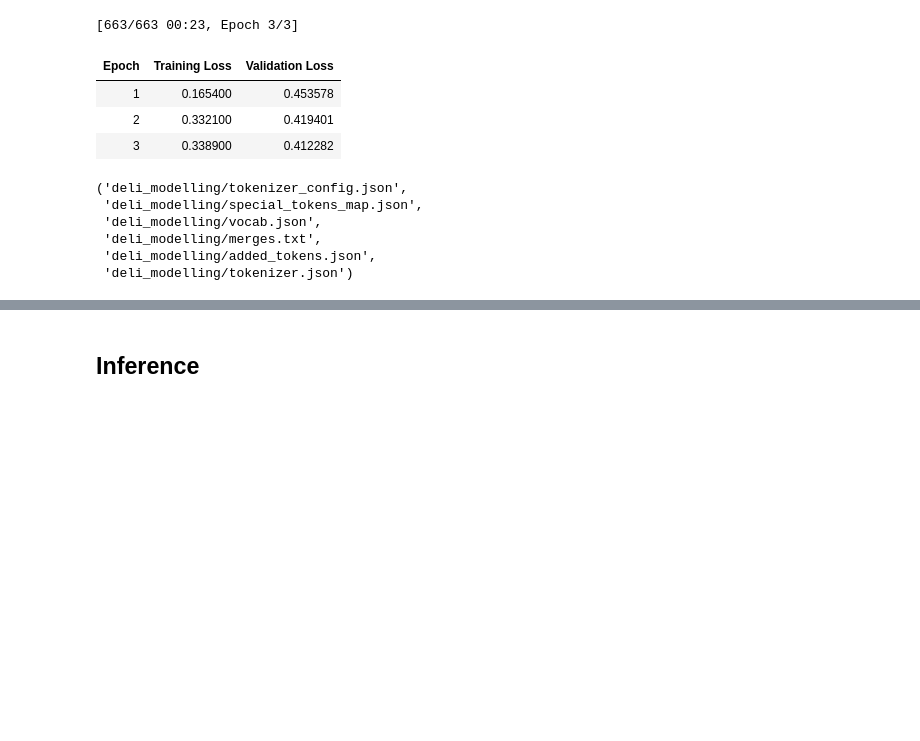
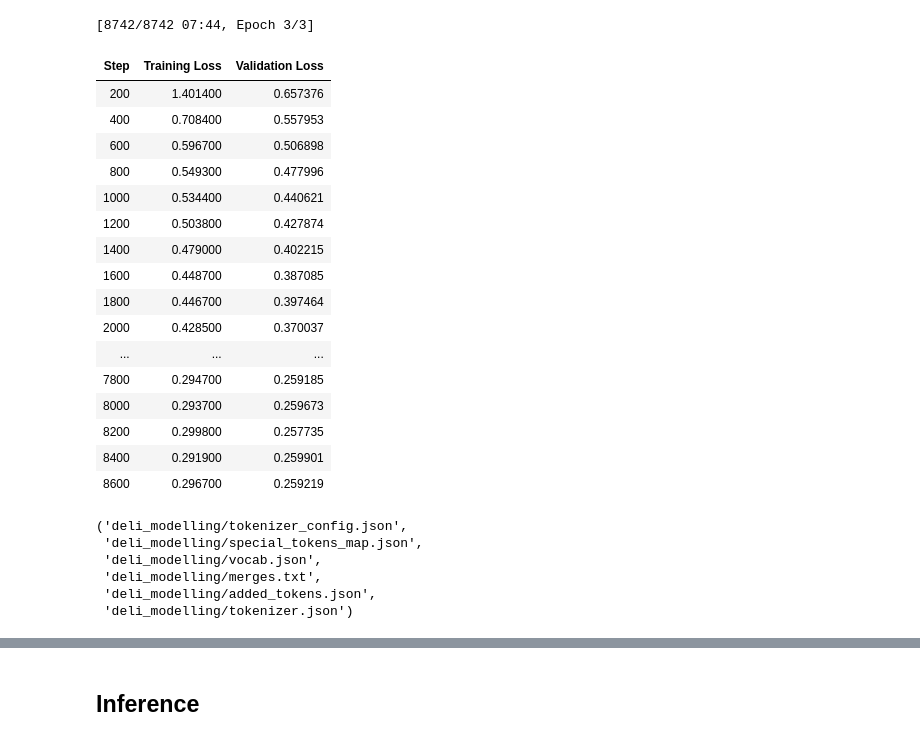
Before and after one commit to apurbapokharel/maskedLangageModelling, a Jupyter notebook: delimasking.ipynb, the cells around one changed output, grey strips where cells are left out. Saved outputs shown, nothing was run; the diff lists cells and outputs as text; code cells hidden in the pictures; blank space fills up the shorter version.

```diff
--- a/delimasking.ipynb
+++ b/delimasking.ipynb
@@ -1,6 +1,7 @@
 # %%
 from datasets import load_from_disk
-my_dataset = load_from_disk("/home/UNT/ap1923/ap1923/betterDeliberation/src/deliberation/storedDeliberations/my_hf_dataset")
+# my_dataset = load_from_disk("/home/UNT/ap1923/ap1923/betterDeliberation/src/deliberation/storedDeliberations/my_hf_dataset")
+my_dataset = load_from_disk("/home/UNT/ap1923/ap1923/betterDeliberation/src/deliberation/storedDeliberations/context110/new110/my_hf_dataset_new110")
 my_dataset
 # %% [output]
 DatasetDict({
@@ -129,32 +125,46 @@ Some weights of the model checkpoint at distilbert/distilroberta-base were not u
 # %%
 training_args = TrainingArguments(
     output_dir="deli_modelling",
-    eval_strategy="epoch",
+    eval_strategy="steps",
+    logging_strategy="steps",
+    logging_steps=200,
+    eval_steps=200,
     learning_rate=2e-5,
-    num_train_epochs=3,
-    logging_steps=5,
     weight_decay=0.01,
     push_to_hub=False,
 )
 
 trainer = Trainer(
     model=model,
     args=training_args,
     train_dataset=lm_dataset["train"],
     eval_dataset=lm_dataset["test"],
     data_collator=data_collator,
     tokenizer=tokenizer,
 )
 
 trainer.train()
 trainer.save_model("deli_modelling")
 tokenizer.save_pretrained("deli_modelling")
 # %% [output]
-[663/663 00:23, Epoch 3/3]
+[8742/8742 07:44, Epoch 3/3]
-| Epoch | Training Loss | Validation Loss |
-| 1 | 0.165400 | 0.453578 |
-| 2 | 0.332100 | 0.419401 |
-| 3 | 0.338900 | 0.412282 |
+| Step | Training Loss | Validation Loss |
+| 200 | 1.401400 | 0.657376 |
+| 400 | 0.708400 | 0.557953 |
+| 600 | 0.596700 | 0.506898 |
+| 800 | 0.549300 | 0.477996 |
+| 1000 | 0.534400 | 0.440621 |
+| 1200 | 0.503800 | 0.427874 |
+| 1400 | 0.479000 | 0.402215 |
+| 1600 | 0.448700 | 0.387085 |
+| 1800 | 0.446700 | 0.397464 |
+| 2000 | 0.428500 | 0.370037 |
+| ... | ... | ... |
+| 7800 | 0.294700 | 0.259185 |
+| 8000 | 0.293700 | 0.259673 |
+| 8200 | 0.299800 | 0.257735 |
+| 8400 | 0.291900 | 0.259901 |
+| 8600 | 0.296700 | 0.259219 |
 ('deli_modelling/tokenizer_config.json',
  'deli_modelling/special_tokens_map.json',
  'deli_modelling/vocab.json',
```
Also changed, not shown: parts of 14 cells of this notebook.
